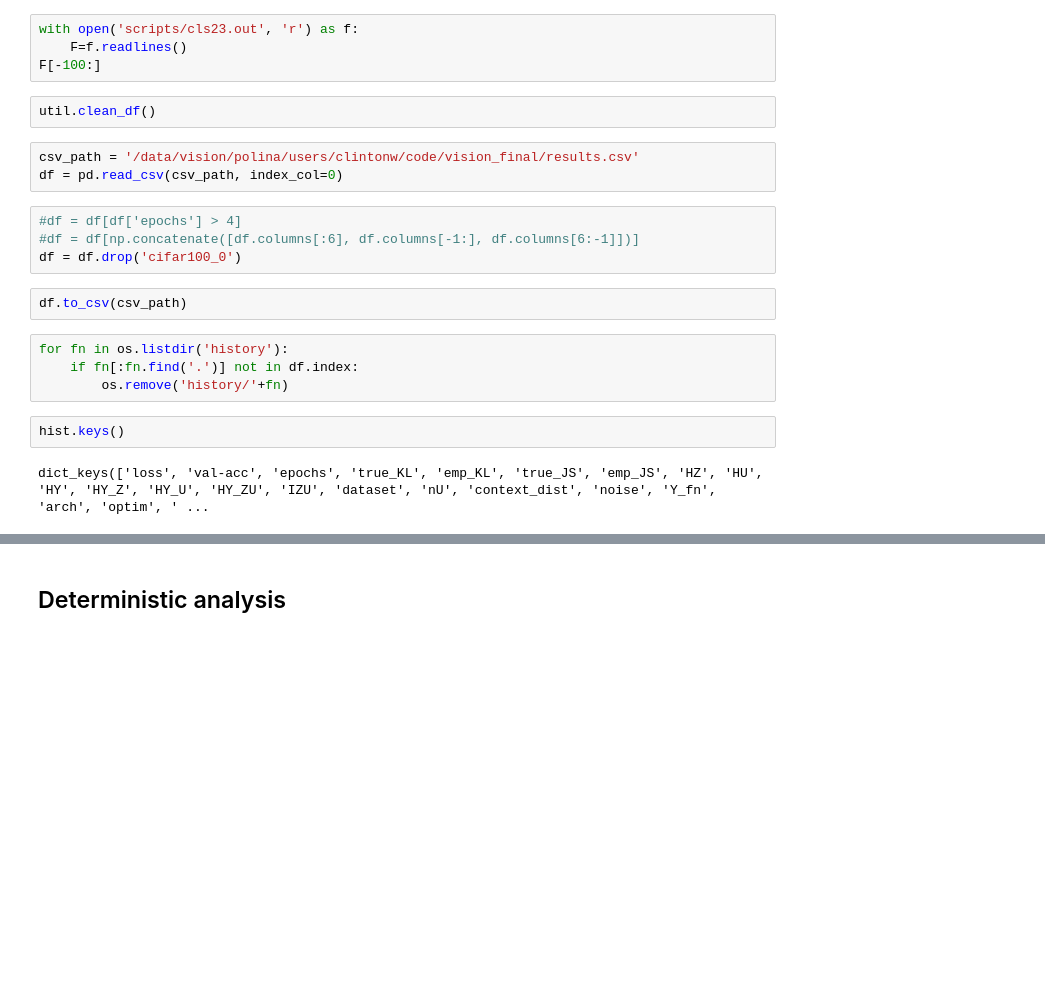
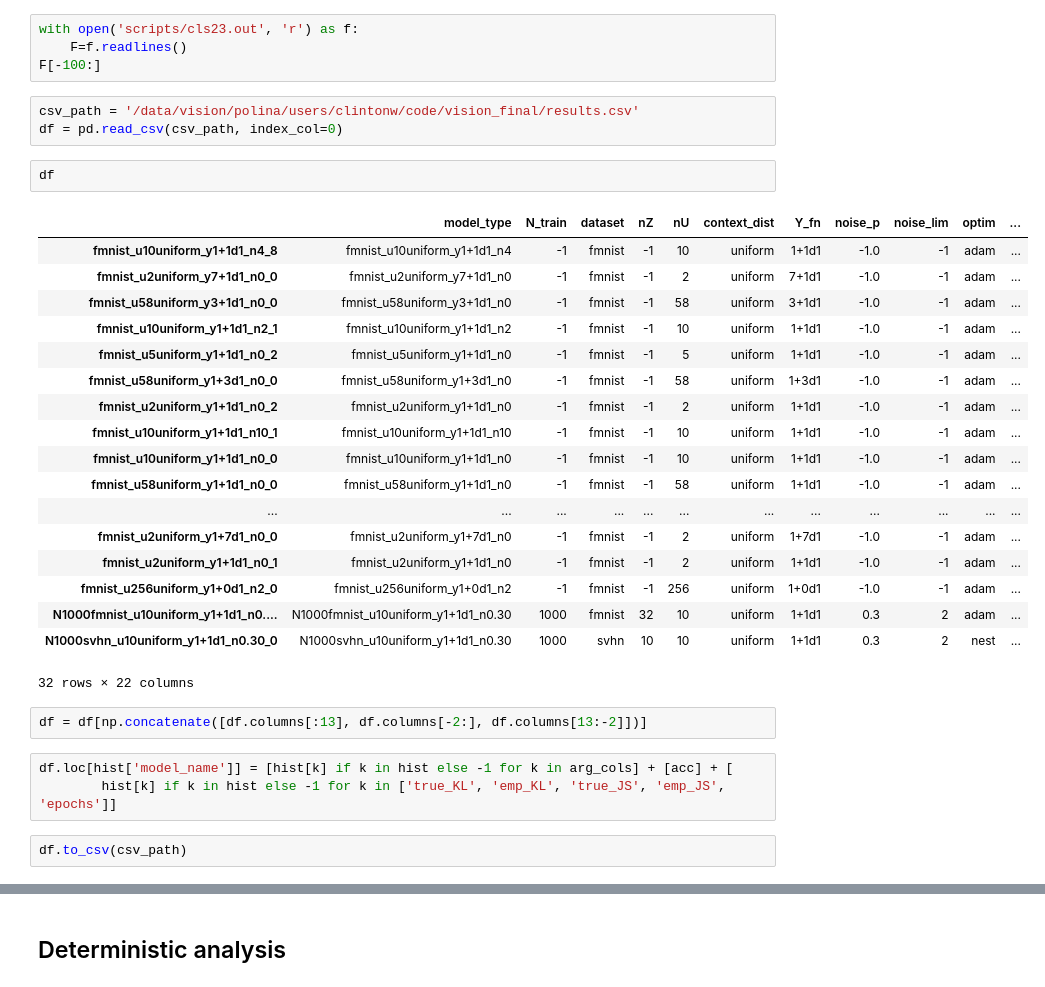
Before and after one commit to clintonjwang/conditional_nets, a Jupyter notebook: scratchpad.ipynb, the cells around one changed output, grey strips where cells are left out. Saved outputs shown, nothing was run; the diff lists cells and outputs as text; blank space fills up the shorter version.

Commit message:
svhn, baseline estimators

```diff
--- a/scratchpad.ipynb
+++ b/scratchpad.ipynb
@@ -86,22 +92,34 @@ for fn in glob.glob('scripts/*.out'):
 with open('scripts/cls23.out', 'r') as f:
     F=f.readlines()
 F[-100:]
-# %%
-util.clean_df()
 # %%
 csv_path = '/data/vision/polina/users/clintonw/code/vision_final/results.csv'
 df = pd.read_csv(csv_path, index_col=0)
+# %%
+df
+# %% [output]
+|  | model_type | N_train | dataset | nZ | nU | context_dist | Y_fn | noise_p | noise_lim | optim | ... |
+| fmnist_u10uniform_y1+1d1_n4_8 | fmnist_u10uniform_y1+1d1_n4 | -1 | fmnist | -1 | 10 | uniform | 1+1d1 | -1.0 | -1 | adam | ... |
+| fmnist_u2uniform_y7+1d1_n0_0 | fmnist_u2uniform_y7+1d1_n0 | -1 | fmnist | -1 | 2 | uniform | 7+1d1 | -1.0 | -1 | adam | ... |
+| fmnist_u58uniform_y3+1d1_n0_0 | fmnist_u58uniform_y3+1d1_n0 | -1 | fmnist | -1 | 58 | uniform | 3+1d1 | -1.0 | -1 | adam | ... |
+| fmnist_u10uniform_y1+1d1_n2_1 | fmnist_u10uniform_y1+1d1_n2 | -1 | fmnist | -1 | 10 | uniform | 1+1d1 | -1.0 | -1 | adam | ... |
+| fmnist_u5uniform_y1+1d1_n0_2 | fmnist_u5uniform_y1+1d1_n0 | -1 | fmnist | -1 | 5 | uniform | 1+1d1 | -1.0 | -1 | adam | ... |
+| fmnist_u58uniform_y1+3d1_n0_0 | fmnist_u58uniform_y1+3d1_n0 | -1 | fmnist | -1 | 58 | uniform | 1+3d1 | -1.0 | -1 | adam | ... |
+| fmnist_u2uniform_y1+1d1_n0_2 | fmnist_u2uniform_y1+1d1_n0 | -1 | fmnist | -1 | 2 | uniform | 1+1d1 | -1.0 | -1 | adam | ... |
+| fmnist_u10uniform_y1+1d1_n10_1 | fmnist_u10uniform_y1+1d1_n10 | -1 | fmnist | -1 | 10 | uniform | 1+1d1 | -1.0 | -1 | adam | ... |
+| fmnist_u10uniform_y1+1d1_n0_0 | fmnist_u10uniform_y1+1d1_n0 | -1 | fmnist | -1 | 10 | uniform | 1+1d1 | -1.0 | -1 | adam | ... |
+| fmnist_u58uniform_y1+1d1_n0_0 | fmnist_u58uniform_y1+1d1_n0 | -1 | fmnist | -1 | 58 | uniform | 1+1d1 | -1.0 | -1 | adam | ... |
+| ... | ... | ... | ... | ... | ... | ... | ... | ... | ... | ... | ... |
+| fmnist_u2uniform_y1+7d1_n0_0 | fmnist_u2uniform_y1+7d1_n0 | -1 | fmnist | -1 | 2 | uniform | 1+7d1 | -1.0 | -1 | adam | ... |
+| fmnist_u2uniform_y1+1d1_n0_1 | fmnist_u2uniform_y1+1d1_n0 | -1 | fmnist | -1 | 2 | uniform | 1+1d1 | -1.0 | -1 | adam | ... |
+| fmnist_u256uniform_y1+0d1_n2_0 | fmnist_u256uniform_y1+0d1_n2 | -1 | fmnist | -1 | 256 | uniform | 1+0d1 | -1.0 | -1 | adam | ... |
+| N1000fmnist_u10uniform_y1+1d1_n0.... | N1000fmnist_u10uniform_y1+1d1_n0.30 | 1000 | fmnist | 32 | 10 | uniform | 1+1d1 | 0.3 | 2 | adam | ... |
+| N1000svhn_u10uniform_y1+1d1_n0.30_0 | N1000svhn_u10uniform_y1+1d1_n0.30 | 1000 | svhn | 10 | 10 | uniform | 1+1d1 | 0.3 | 2 | nest | ... |
+32 rows × 22 columns
 # %%
-#df = df[df['epochs'] > 4]
-#df = df[np.concatenate([df.columns[:6], df.columns[-1:], df.columns[6:-1]])]
-df = df.drop('cifar100_0')
+df = df[np.concatenate([df.columns[:13], df.columns[-2:], df.columns[13:-2]])]
+# %%
+df.loc[hist['model_name']] = [hist[k] if k in hist else -1 for k in arg_cols] + [acc] + [
+        hist[k] if k in hist else -1 for k in ['true_KL', 'emp_KL', 'true_JS', 'emp_JS', 'epochs']]
 # %%
 df.to_csv(csv_path)
-# %%
-for fn in os.listdir('history'):
-    if fn[:fn.find('.')] not in df.index:
-        os.remove('history/'+fn)
-# %%
-hist.keys()
-# %% [output]
-dict_keys(['loss', 'val-acc', 'epochs', 'true_KL', 'emp_KL', 'true_JS', 'emp_JS', 'HZ', 'HU', 'HY', 'HY_Z', 'HY_U', 'HY_ZU', 'IZU', 'dataset', 'nU', 'context_dist', 'noise', 'Y_fn', 'arch', 'optim', ' ...
```
Also changed, not shown: parts of 19 cells of this notebook, 7 other files.
